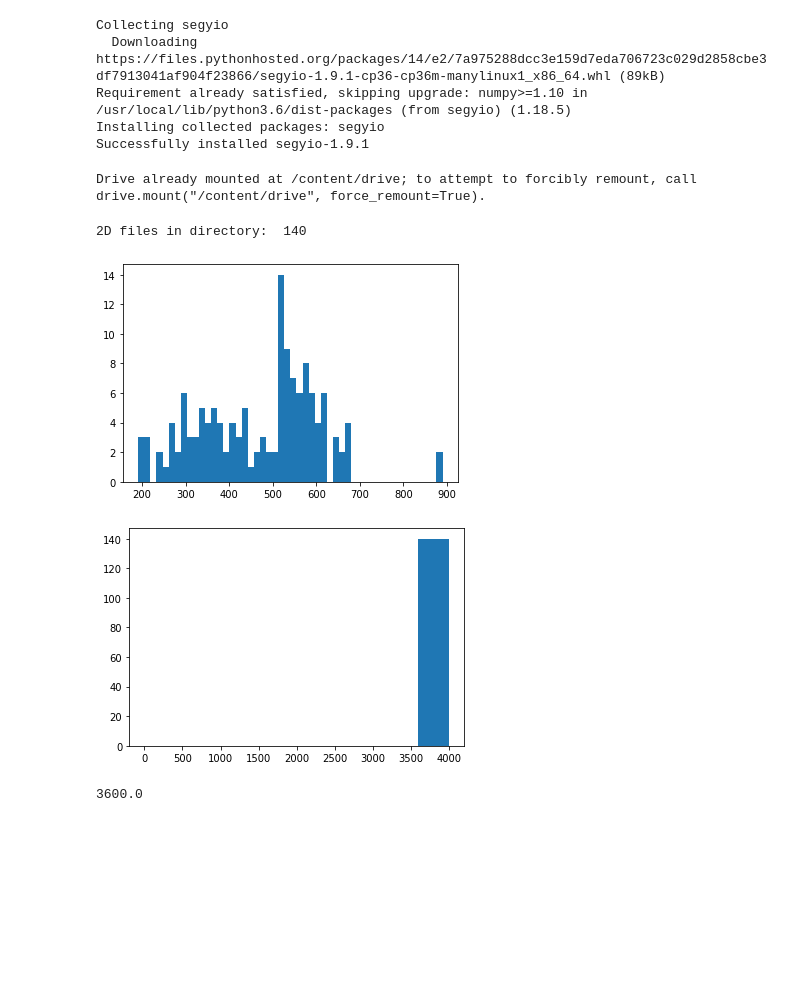
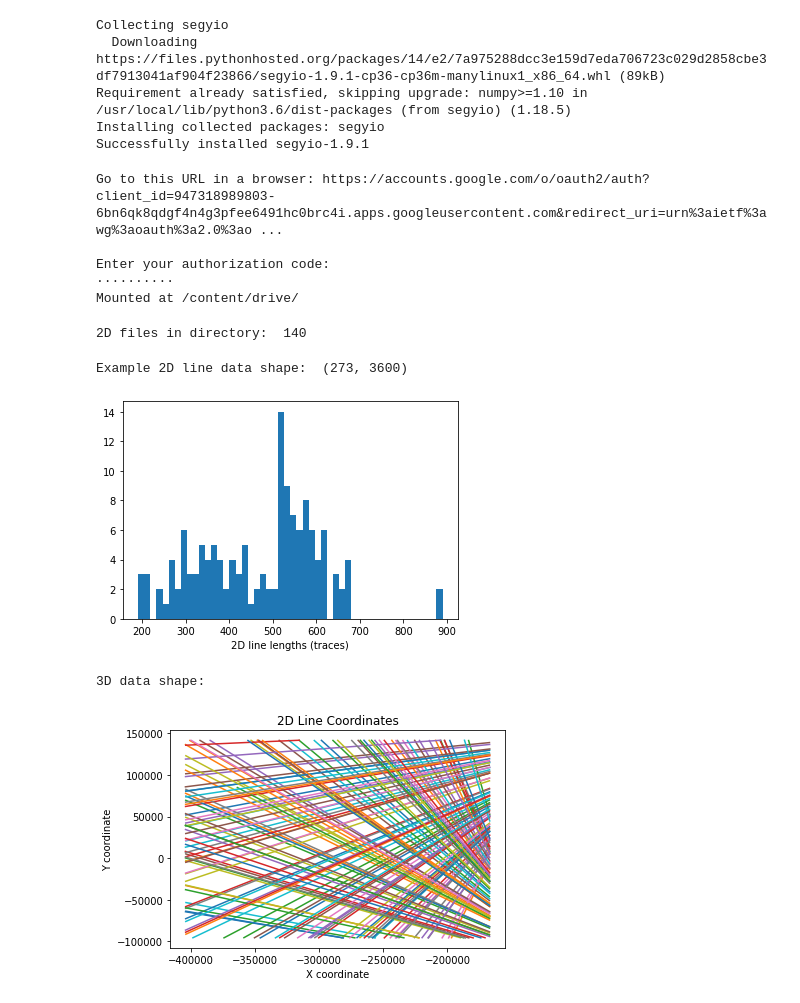
Before and after one commit to astroChance/RadNET, a Jupyter notebook: MPnet_workbook.ipynb, the cells around one changed output. Saved outputs shown, nothing was run; the diff lists cells and outputs as text; code cells hidden in the pictures; blank space fills up the shorter version.

```diff
--- a/MPnet_workbook.ipynb
+++ b/MPnet_workbook.ipynb
@@ -10,9 +10,13 @@ Installing collected packages: segyio
 Successfully installed segyio-1.9.1
 # %%
 from google.colab import drive
-drive.mount('/content/drive')
+drive.mount('/content/drive/')
 # %% [output]
-Drive already mounted at /content/drive; to attempt to forcibly remount, call drive.mount("/content/drive", force_remount=True).
+Go to this URL in a browser: https://accounts.google.com/o/oauth2/auth?client_id=947318989803-6bn6qk8qdgf4n4g3pfee6491hc0brc4i.apps.googleusercontent.com&redirect_uri=urn%3aietf%3awg%3aoauth%3a2.0%3ao ...
+
+Enter your authorization code:
+··········
+Mounted at /content/drive/
 # %%
 import numpy as np
 import matplotlib.pyplot as plt
@@ -40,27 +44,62 @@ print("2D files in directory: ", len(TwoDFiles))
 # %% [output]
 2D files in directory:  140
 # %%
-### Data geometry check
+### Check geometry and line lengths of 2D files
+
+with segyio.open(TwoDFiles[0], 'r', ignore_geometry=True) as line:
+  Line = segyio.tools.collect(line.trace[:])
+  print("Example 2D line data shape: ", Line.shape)
 
 Zero_Ax = []
-One_Ax = []
 
 for radar_line in TwoDFiles:
   with segyio.open(radar_line, 'r', ignore_geometry=True) as line:
     Line = segyio.tools.collect(line.trace[:])
     Zero_Ax.append(Line.shape[0])
     One_Ax.append(Line.shape[1])
 
 plt.hist(Zero_Ax, bins=50)
-plt.show()
-plt.hist(One_Ax, range=[0,4000])
+plt.xlabel("2D line lengths (traces)")
 plt.show()
 
-print(sum(One_Ax) / len(One_Ax))
+
+
+
+### Print geometry information for 3D cube
+
+# with segyio.open(Volume3D, 'r', strict=False) as segyfile:
+#   # cube = segyio.tools.cube(segyfile)    ### can't establish geometry
+#   print("\n3D data shape: ")
 # %% [output]
+Example 2D line data shape:  (273, 3600)
-[figure, old version]
+[figure, new version]
-[figure, removed]
-3600.0
+3D data shape:
+# %%
+### Checl trace locations from 2D data
+
+line_coords = {}
+line_counter = 0
+for radar_line in TwoDFiles:
+  with segyio.open(radar_line, 'r', ignore_geometry=True) as line:
+    x_vals=[]
+    y_vals=[]
+    for i in range(len(line.trace)):
+      x_vals.append(line.header[i][segyio.TraceField.GroupX])
+      y_vals.append(line.header[i][segyio.TraceField.GroupY])
+    line_coords[line_counter] = {}
+    line_coords[line_counter]['x_vals'] = x_vals
+    line_coords[line_counter]['y_vals'] = y_vals
+    line_counter += 1
+
+
+for i in range(len(line_coords)):
+  plt.plot(line_coords[i]['x_vals'], line_coords[i]['y_vals'])
+plt.xlabel("X coordinate")
+plt.ylabel("Y coordinate")
+plt.title("2D Line Coordinates")
+plt.show()
+# %% [output]
+[figure, added]
 # %%
 ### Visual QC
 
```
Also changed, not shown: parts of 5 cells of this notebook.
